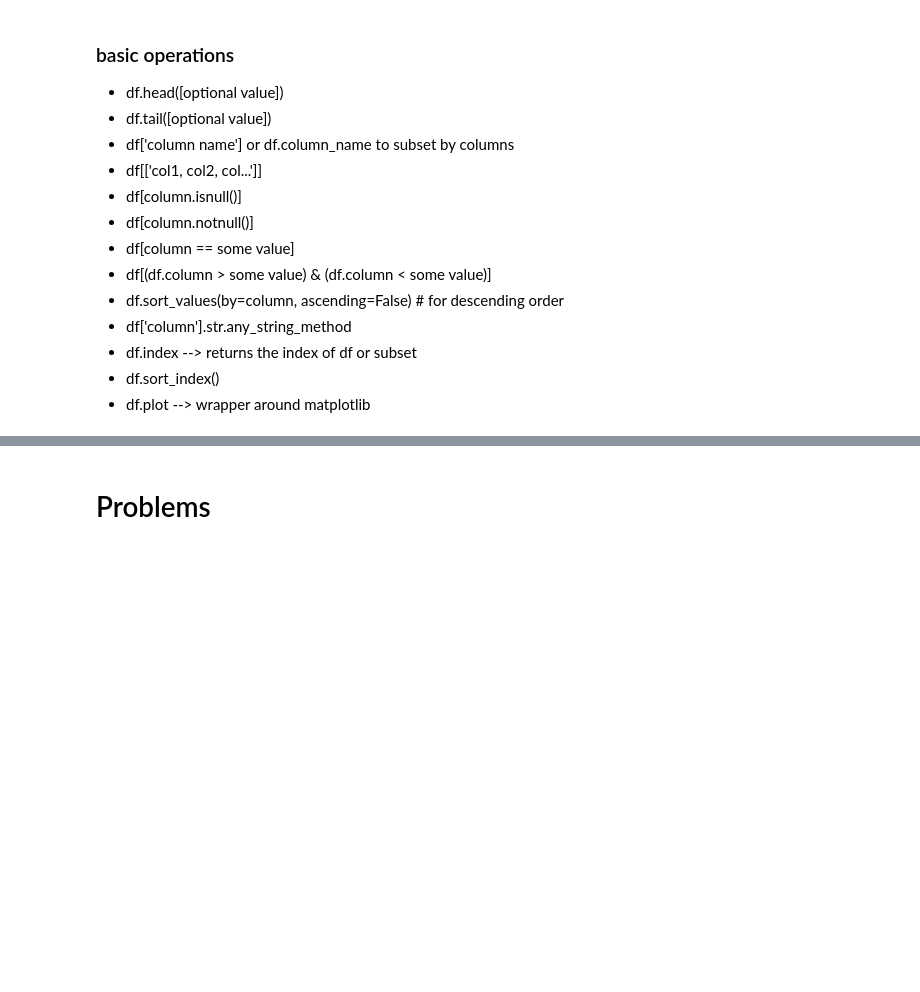
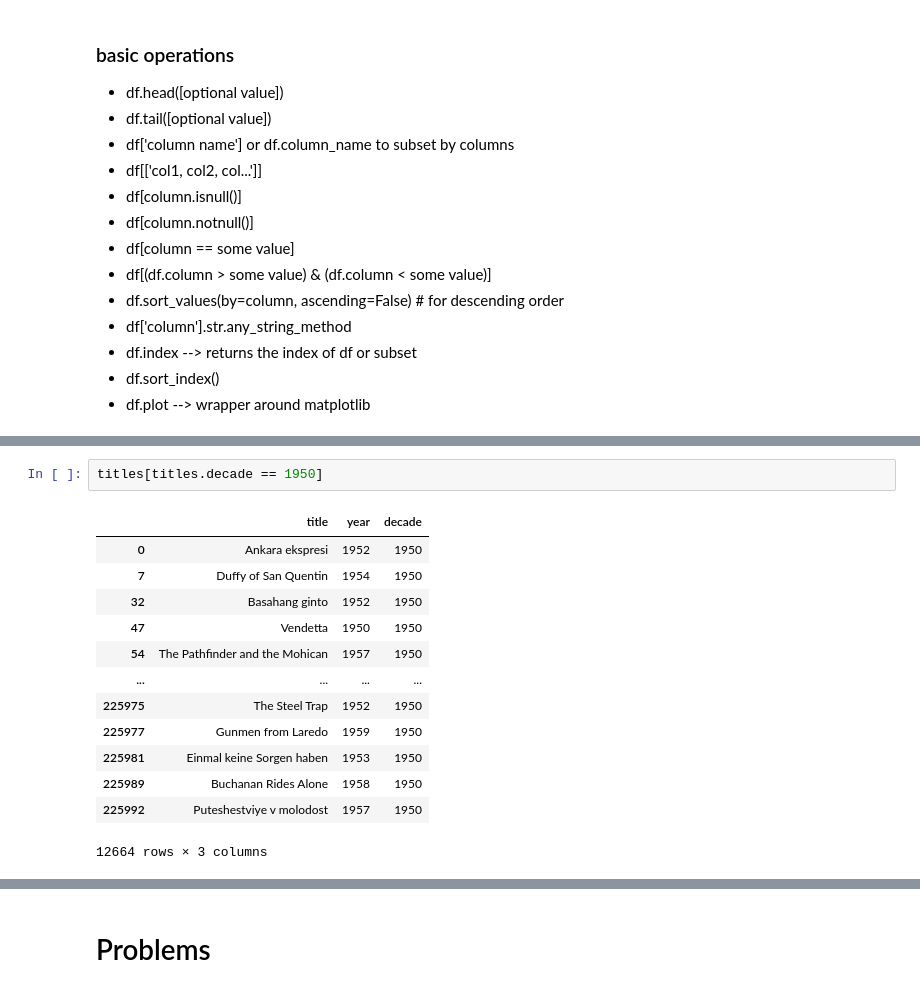
Before and after one commit to ajatwani/OIM3640_SP22, a Jupyter notebook: 16-pandas_filtering.ipynb, the cells around one changed output, grey strips where cells are left out. Drawn from its saved outputs; the diff is of its cells as text; blank space fills up the shorter version.

```diff
--- a/16-pandas_filtering.ipynb
+++ b/16-pandas_filtering.ipynb
@@ -37,2 +82,18 @@ pd.__version__
+# %%
+titles[titles.decade == 1950]
+# %% [output]
+|  | title | year | decade |
+| 0 | Ankara ekspresi | 1952 | 1950 |
+| 7 | Duffy of San Quentin | 1954 | 1950 |
+| 32 | Basahang ginto | 1952 | 1950 |
+| 47 | Vendetta | 1950 | 1950 |
+| 54 | The Pathfinder and the Mohican | 1957 | 1950 |
+| ... | ... | ... | ... |
+| 225975 | The Steel Trap | 1952 | 1950 |
+| 225977 | Gunmen from Laredo | 1959 | 1950 |
+| 225981 | Einmal keine Sorgen haben | 1953 | 1950 |
+| 225989 | Buchanan Rides Alone | 1958 | 1950 |
+| 225992 | Puteshestviye v molodost | 1957 | 1950 |
+12664 rows × 3 columns
 # %%
 # you need to use & for compound pipe for or
```
Also changed, not shown: parts of 9 cells of this notebook, 4 other files.
